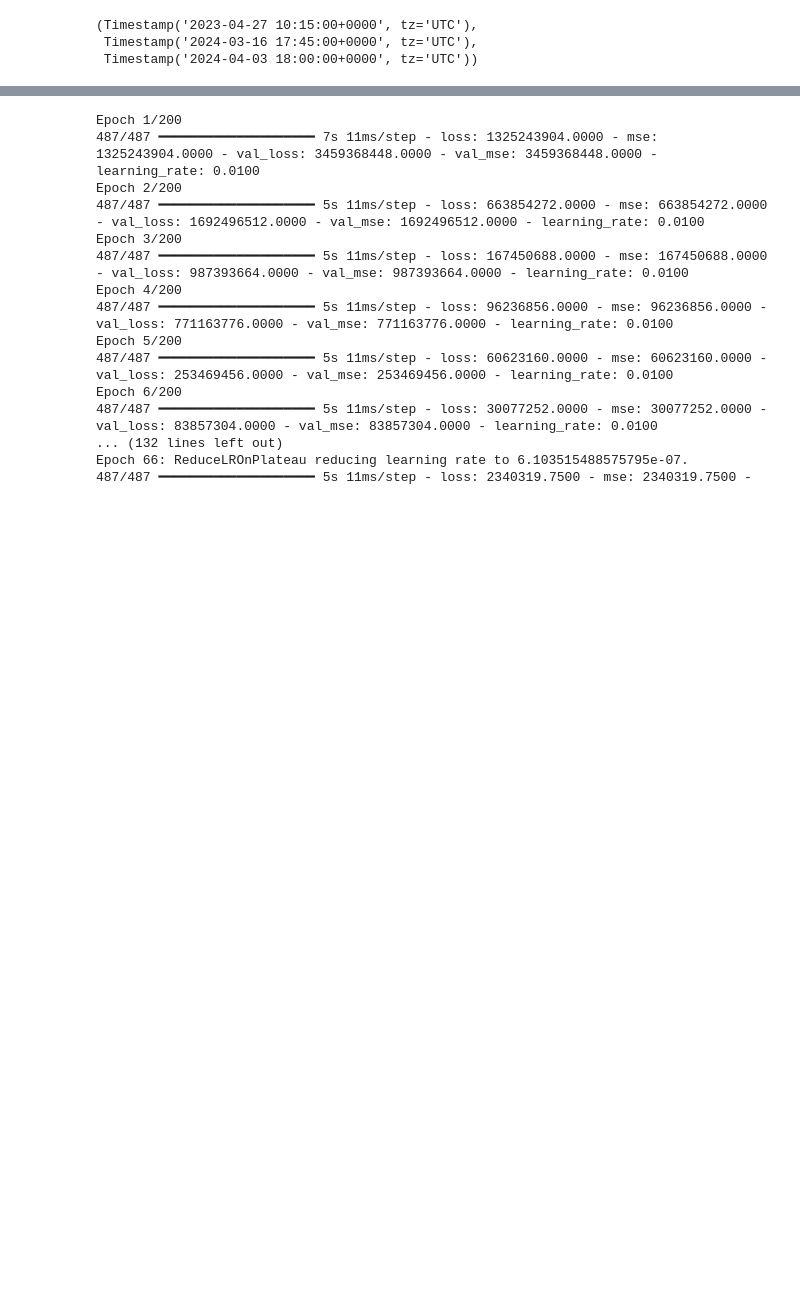
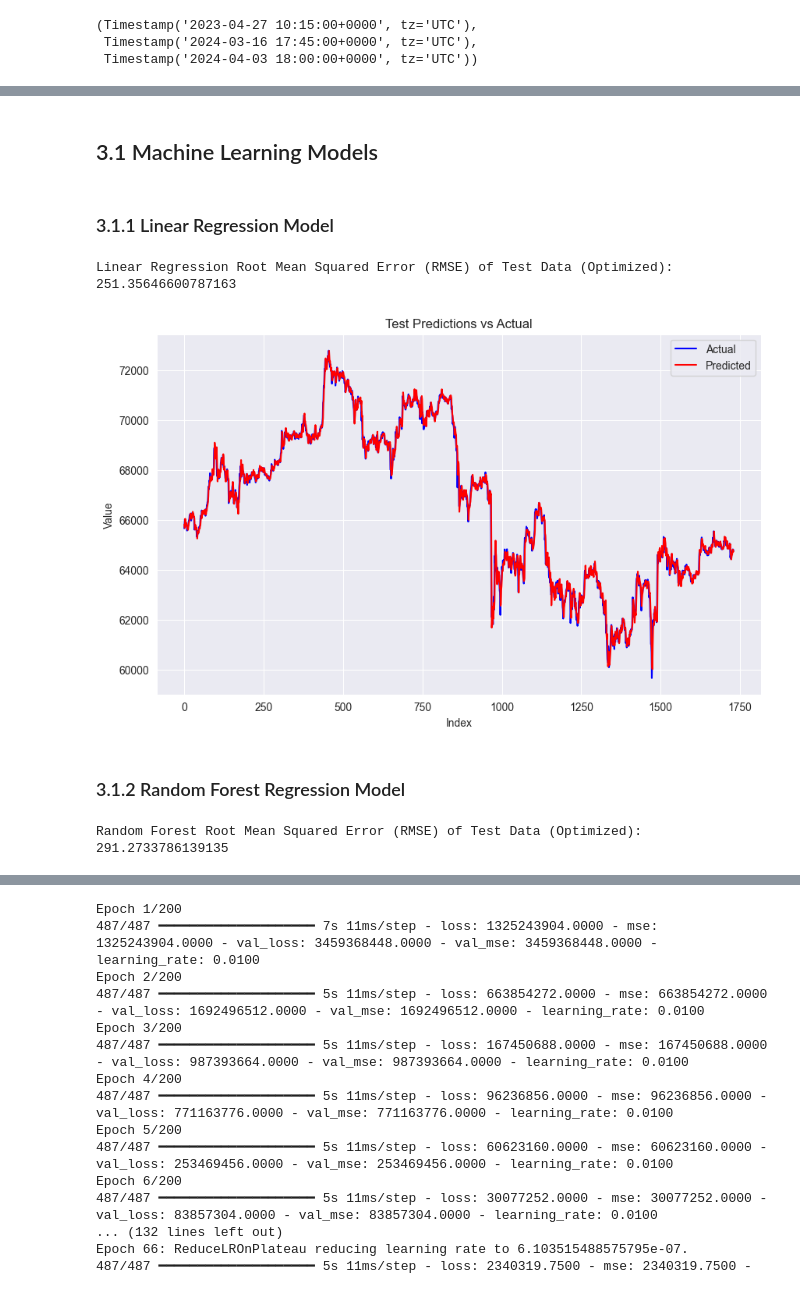
Before and after one commit to emrecobann/SurfingBTCWaves, a Jupyter notebook: SurfingBTC.ipynb, the cells around one changed output, grey strips where cells are left out. Drawn from its saved outputs; the diff is of its cells as text; code cells hidden in the pictures; blank space fills up the shorter version.

Commit message:
Added Random Forest Regression and Linear Regression

```diff
--- a/SurfingBTC.ipynb
+++ b/SurfingBTC.ipynb
@@ -426,0 +414,31 @@ def sliding_window_generator(x_df, y_df, window_size, step_size):
+# %%
+# Window generator
+def sliding_window_generator(x_df, y_df, window_size, step_size, forecast_horizon=1):
+    """
+    Generate sliding windows from two pandas DataFrames.
+
+    Args:
+        x_df (pandas.DataFrame): Input DataFrame.
+        y_df (pandas.DataFrame): Output DataFrame.
+        window_size (int): Size of the sliding window.
+        step_size (int): Step size for sliding the window.
+        forecast_horizon (int): Number of steps to forecast into the future.
+
+    Returns:
+        tuple: Tuple containing two numpy.ndarrays:
+               - seq_x: Input sequences
+               - seq_y: Corresponding output sequences
+    """
+    x_data = x_df.values
+    y_data = y_df.values
+    num_samples = len(x_data)
+    seq_x, seq_y = [], []
+    for i in range(0, num_samples - window_size - forecast_horizon + 1, step_size):
+        x_window = x_data[i:i + window_size]
+        y_window = y_data[i + window_size:i + window_size + forecast_horizon]
+        seq_x.append(x_window)  # Input sequence
+        seq_y.append(y_window)  # Corresponding output
+    return np.array(seq_x), np.array(seq_y)
+# %% [markdown]
+<a id=3.1></a>
+## 3.1 Machine Learning Models
@@ -426,0 +458,30 @@ def sliding_window_generator(x_df, y_df, window_size, step_size):
+# %% [markdown]
+<a id=3.1.1></a>
+### 3.1.1 Linear Regression Model
+# %%
+# Generate sliding window data
+train_seq_x, train_seq_y = sliding_window_generator(X_train, y_train, window_size=1, step_size=1,forecast_horizon=1)
+val_seq_x, val_seq_y = sliding_window_generator(X_val, y_val,  window_size=1, step_size=1,forecast_horizon=1)
+test_seq_x, test_seq_y = sliding_window_generator(X_test, y_test,  window_size=1, step_size=1,forecast_horizon=1)
+
+# Initialize Linear Regressor
+lin_reg = LinearRegression()
+
+# Train the Linear Regression model
+lin_reg.fit(train_seq_x.reshape(len(train_seq_x), -1), train_seq_y)
+
+# Make predictions on the test set
+y_pred_lin = lin_reg.predict(test_seq_x.reshape(len(test_seq_x), -1))
+# %%
+# Calculate RMSE on the test set
+rmse_test_lin = np.sqrt(mean_squared_error(y_pred_rf, test_seq_y))
+print("Linear Regression Root Mean Squared Error (RMSE) of Test Data (Optimized):", rmse_test_lin)
+# %% [output]
+Linear Regression Root Mean Squared Error (RMSE) of Test Data (Optimized): 251.35646600787163
+# %%
+plot_predictions(test_seq_y, y_pred_lin)
+# %% [output]
+[figure, added]
+# %% [markdown]
+<a id=3.1.2></a>
+### 3.1.2 Random Forest Regression Model
@@ -426,0 +508,6 @@ def sliding_window_generator(x_df, y_df, window_size, step_size):
+# %%
+# Calculate RMSE on the test set
+rmse_test_rf = np.sqrt(mean_squared_error(y_pred_rf, test_seq_y))
+print("Random Forest Root Mean Squared Error (RMSE) of Test Data (Optimized):", rmse_test_rf)
+# %% [output]
+Random Forest Root Mean Squared Error (RMSE) of Test Data (Optimized): 291.2733786139135
```
Also changed, not shown: parts of 63 cells of this notebook.
